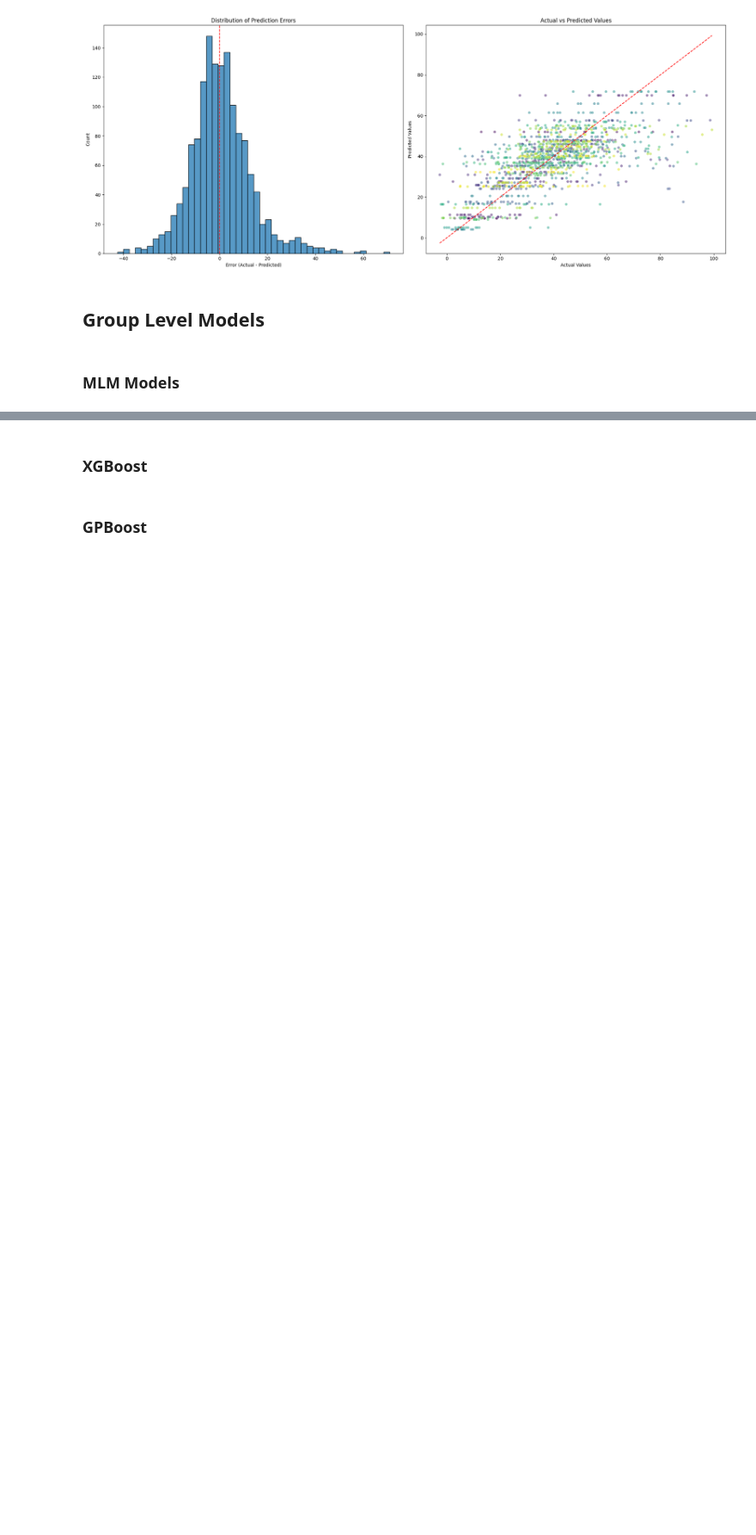
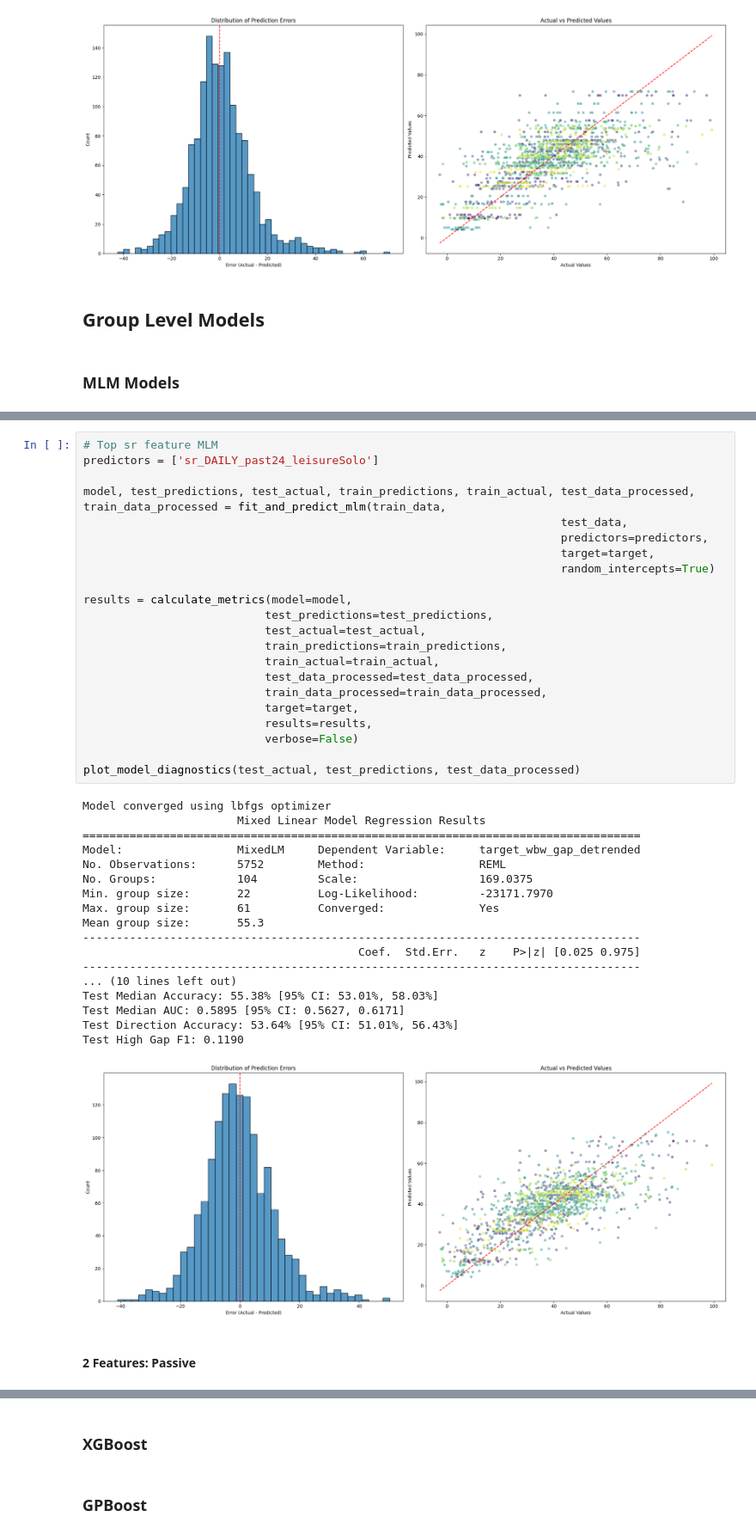
Before and after one commit to danieljwilson/3_3_experience_sampling, a Jupyter notebook: 3_3_3_data_analysis/02_analysis/Models/10_IBG_Dynamics_results.ipynb, the cells around one changed output, grey strips where cells are left out. Shown at 86% size. Cells and saved outputs as stored; diff of their text form; blank space fills up the shorter version.

```diff
--- a/3_3_3_data_analysis/02_analysis/Models/10_IBG_Dynamics_results.ipynb
+++ b/3_3_3_data_analysis/02_analysis/Models/10_IBG_Dynamics_results.ipynb
@@ -353,0 +1228,43 @@ Number of subjects in test: 104
+# %%
+# Top sr feature MLM
+predictors = ['sr_DAILY_past24_leisureSolo']
+
+model, test_predictions, test_actual, train_predictions, train_actual, test_data_processed, train_data_processed = fit_and_predict_mlm(train_data,
+                                                                       test_data,
+                                                                       predictors=predictors,
+                                                                       target=target,
+                                                                       random_intercepts=True)
+
+results = calculate_metrics(model=model,
+                           test_predictions=test_predictions,
+                           test_actual=test_actual,
+                           train_predictions=train_predictions,
+                           train_actual=train_actual,
+                           test_data_processed=test_data_processed,
+                           train_data_processed=train_data_processed,
+                           target=target,
+                           results=results,
+                           verbose=False)
+
+plot_model_diagnostics(test_actual, test_predictions, test_data_processed)
+# %% [output]
+Model converged using lbfgs optimizer
+                       Mixed Linear Model Regression Results
+===================================================================================
+Model:                 MixedLM     Dependent Variable:     target_wbw_gap_detrended
+No. Observations:      5752        Method:                 REML
+No. Groups:            104         Scale:                  169.0375
+Min. group size:       22          Log-Likelihood:         -23171.7970
+Max. group size:       61          Converged:              Yes
+Mean group size:       55.3
+-----------------------------------------------------------------------------------
+                                         Coef.  Std.Err.   z    P>|z| [0.025 0.975]
+-----------------------------------------------------------------------------------
+... (10 lines left out)
+Test Median Accuracy: 55.38% [95% CI: 53.01%, 58.03%]
+Test Median AUC: 0.5895 [95% CI: 0.5627, 0.6171]
+Test Direction Accuracy: 53.64% [95% CI: 51.01%, 56.43%]
+Test High Gap F1: 0.1190
+[figure, added]
+# %% [markdown]
+#### 2 Features: Passive
```
Also changed, not shown: parts of 23 cells of this notebook.
